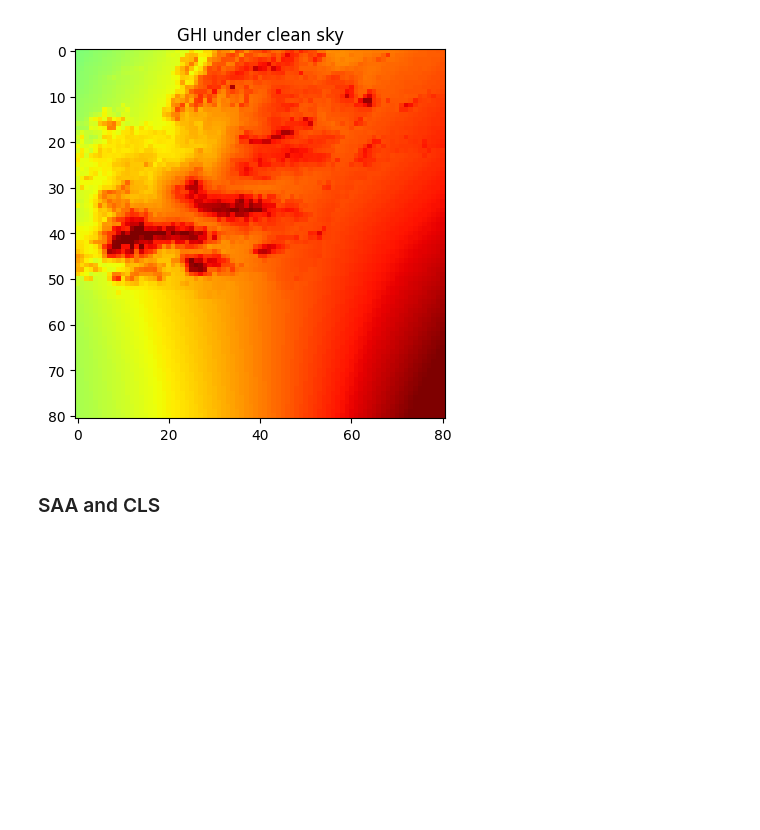
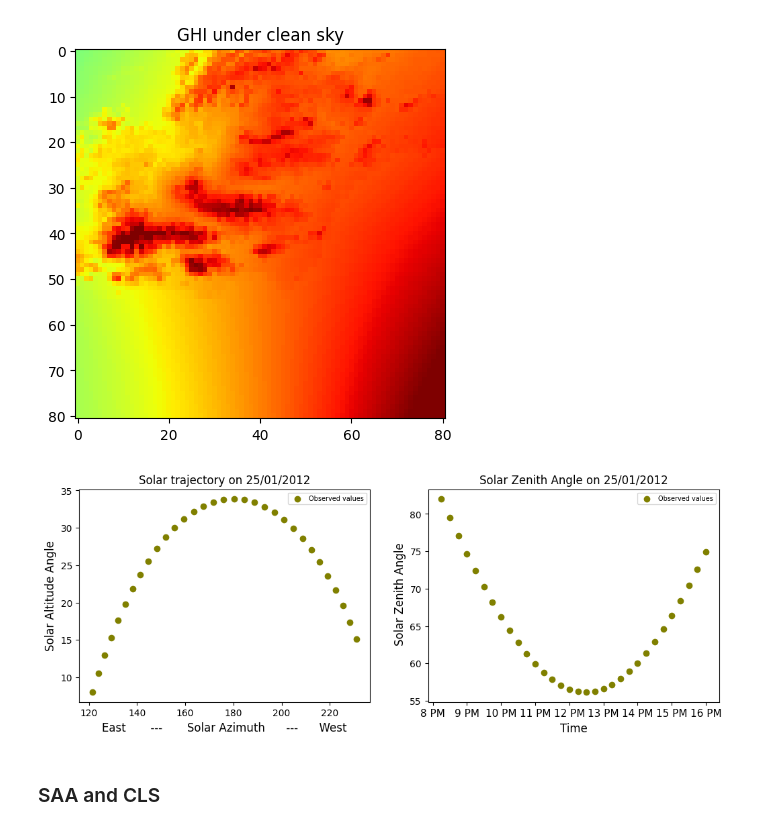
Before and after one commit to fedegiallorosso/solar_forecasting, a Jupyter notebook: notebooks/Emilio_linear_regression.ipynb, the cells around one changed output. Cells and saved outputs as stored; diff of their text form; code cells hidden in the pictures; blank space fills up the shorter version.

```diff
--- a/notebooks/Emilio_linear_regression.ipynb
+++ b/notebooks/Emilio_linear_regression.ipynb
@@ -146,6 +115,33 @@ plt.imshow(
 # %% [output]
 <matplotlib.image.AxesImage at 0x...>
 [figure]
+# %%
+# to avoid a warning message
+warnings.filterwarnings("ignore")
+# CHANGE THE FOLLOWING CODE
+plt.figure(figsize=(19,14))
+
+gs = gridspec.GridSpec(3, 3)
+ax1 = plt.subplot(gs[1, 0])
+ax2 = plt.subplot(gs[1, -2])
+
+# 1st subplot
+ax1.scatter(arr_SZA,arr_SAE, color='olive', label='Observed values')
+ax1.set_title("Solar trajectory on 25/01/2012",fontsize=12)
+ax1.set_xlabel("East       ---       Solar Azimuth      ---      West", fontsize = 12)
+ax1.set_ylabel("Solar Altitude Angle", fontsize = 12)
+ax1.legend(loc='upper right',fontsize=7)
+
+# 2nd subplot
+ax2.scatter(arr_time_obs, arr_SAA, color='olive',label = 'Observed values')
+ax2.set_title("Solar Zenith Angle on 25/01/2012",fontsize=12)
+ax2.set_xlabel("Time", fontsize = 12)
+ax2.set_ylabel("        Solar Zenith Angle       ",fontsize=12)
+ax2.set_xticklabels(['8 PM', '9 PM', '10 PM', '11 PM', '12 PM', '13 PM', '14 PM', '15 PM', '16 PM'])
+ax2.tick_params(axis='x', which='major', labelsize=11)
+ax2.legend(loc='upper right',fontsize=7);
+# %% [output]
+[figure, added]
 # %% [markdown]
 ### SAA and CLS
 # %%
```
Also changed, not shown: parts of 17 cells of this notebook, 1 other file.
